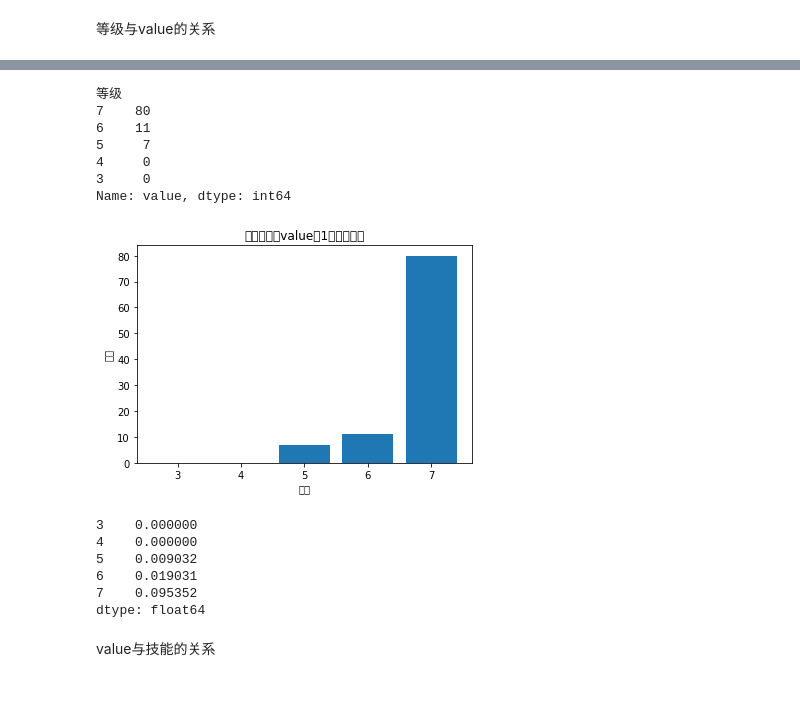
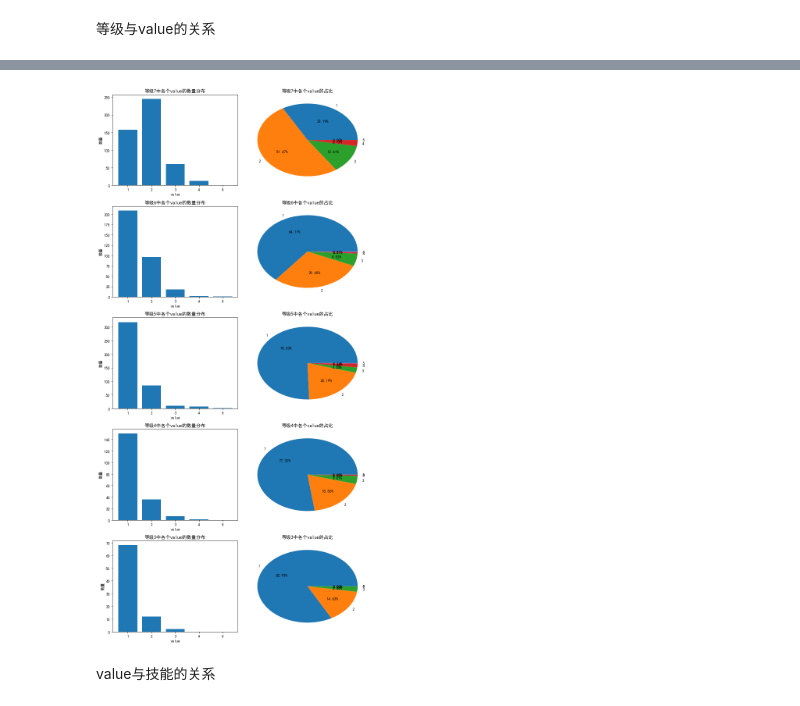
Before and after one commit to Tchar-7/python-analysis, a Jupyter notebook: MH_analysis.ipynb, the cells around one changed output, grey strips where cells are left out. Saved outputs shown, nothing was run; the diff lists cells and outputs as text; code cells hidden in the pictures.

```diff
--- a/MH_analysis.ipynb
+++ b/MH_analysis.ipynb
@@ -127,33 +126,30 @@ Name: 等级, dtype: int64
-# %%
-#每种等级中value为1的数量
-lv_value2 = stone.groupby('等级')["value"].sum().iloc[::-1]
-print(lv_value2)
-#绘制
-plt.bar(stone["等级"].unique(),lv_value2)
-plt.xlabel("等级")
-plt.ylabel("数量")
-plt.title("每个等级中value为1的护石数量")
-plt.show()
-# %% [output]
-等级
-7    80
-6    11
-5     7
-4     0
-3     0
-Name: value, dtype: int64
-[figure, removed]
-# %%
-#比较每个等级中value为1的占比
-temp= lv_value2 / lv_value
-temp
-# %% [output]
-3    0.000000
-4    0.000000
-5    0.009032
-6    0.019031
-7    0.095352
-dtype: float64
+# %%
+#等级的列表,value的列表
+lvList = stone["等级"].unique()
+valueList = [1,2,3,4,5]
+#绘制
+fig,ax= plt.subplots(nrows=5, ncols=2, figsize = (10,20))
+num = 0
+for i in lvList:
+    valueConut = []
+    for j in valueList:
+        temp = stone[(stone["等级"]==i) & (stone["value"]==j)]
+        tempCount = temp["value"].count()
+        valueConut.append(tempCount)
+    ax[num,0].bar(valueList,valueConut)
+    ax[num,0].set_xlabel('value');
+    ax[num,0].set_ylabel('数量');
+    ax[num,0].set_title("等级"+str(i)+"中各个value的数量分布")
+
+    ax[num,1].pie(valueConut,labels = valueList,autopct='%.2f%%',labeldistance=1.1)
+    ax[num,1].set_title("等级"+str(i)+"中各个value的占比")
+    # print(valueConut)
+    num+=1
+
+plt.tight_layout()
+plt.show()
+# %% [output]
+[figure, added]
 # %% [markdown]
 value与技能的关系
 # %%
```
Also changed, not shown: parts of 12 cells of this notebook, 2 other files.
